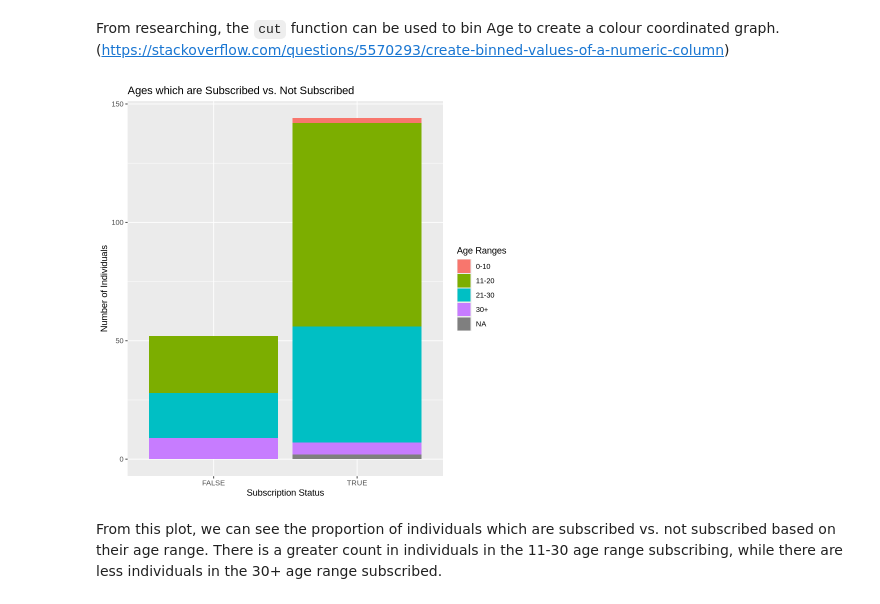
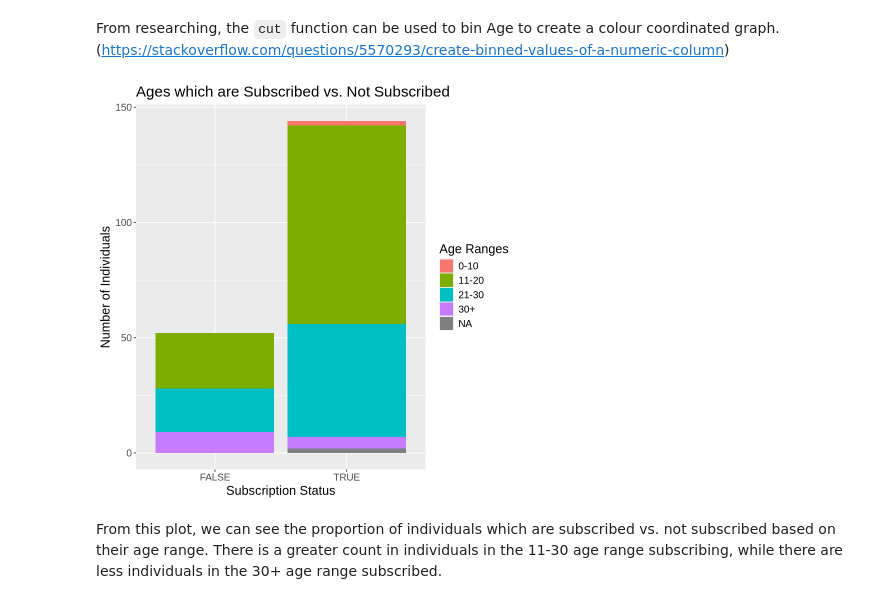
Before and after one commit to joannaft/jt-dsci-100-project, a Jupyter notebook: 5_project_report_joannatse.ipynb, the cells around one changed output. Cells and saved outputs as stored; diff of their text form; code cells hidden in the pictures.

```diff
--- a/5_project_report_joannatse.ipynb
+++ b/5_project_report_joannatse.ipynb
@@ -207,14 +201,15 @@ new_player_data$age_ranges <- cut(new_player_data$Age, breaks=c(0,10,20,30,100),
 # %%
 age_plot <- new_player_data |>
     ggplot(aes(x = subscribe, fill = age_ranges)) +
     geom_bar() +
     labs(x = "Subscription Status",
          y = "Number of Individuals",
          fill = "Age Ranges",
-         title = "Ages which are Subscribed vs. Not Subscribed")
+         title = "Ages which are Subscribed vs. Not Subscribed") +
+    theme(text = element_text(size = 15))
 age_plot
 # %% [output]
-[figure, old version]
+[figure, new version]
 # %% [markdown]
 From this plot, we can see the proportion of individuals which are subscribed vs. not subscribed based on their age range. There is a greater count in individuals in the 11-30 age range subscribing, while there are less individuals in the 30+ age range subscribed.
 # %% [markdown]
```
Also changed, not shown: parts of 7 cells of this notebook.
